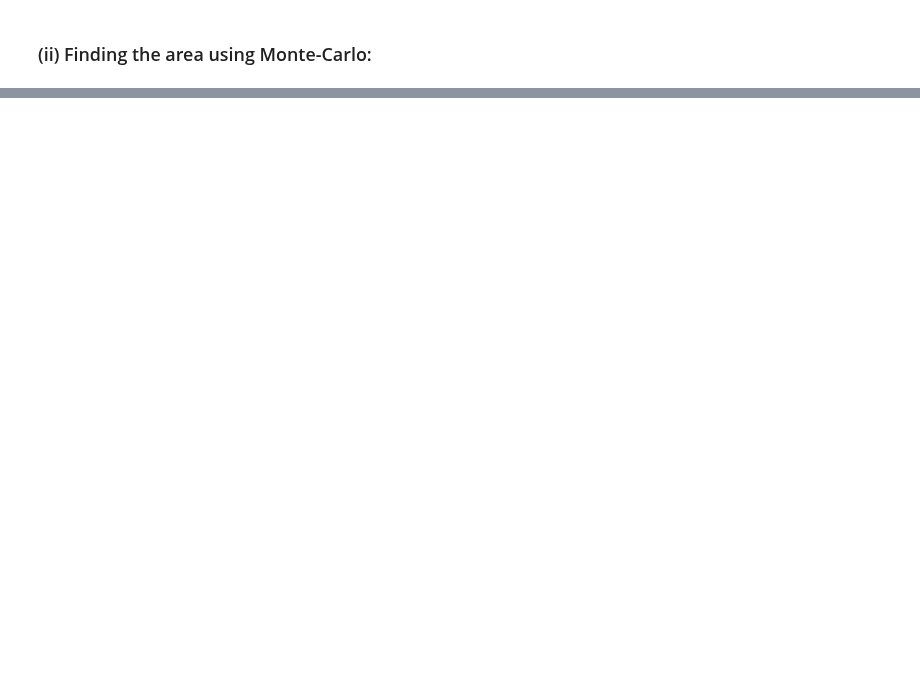
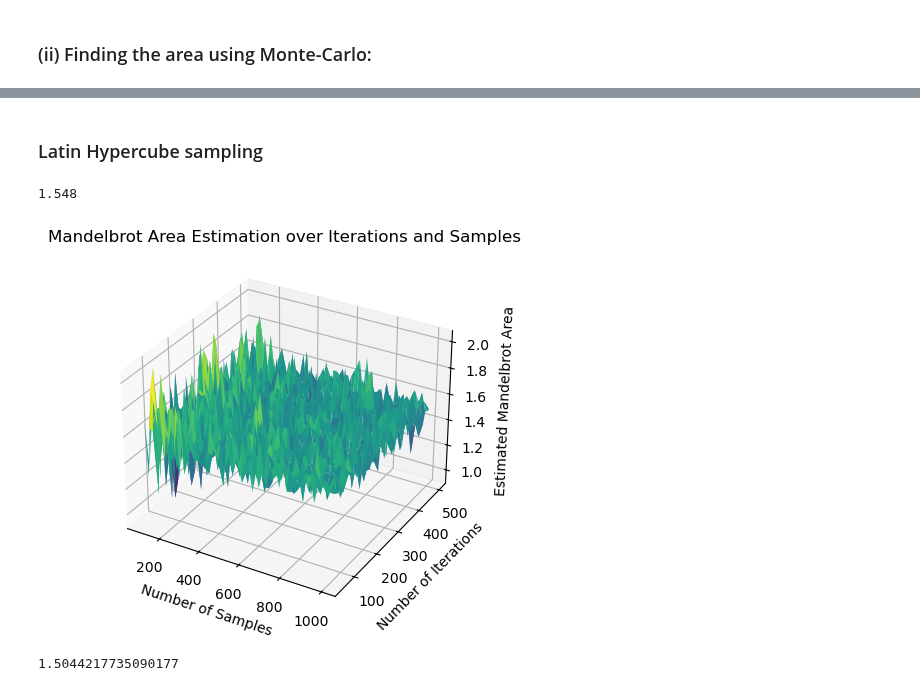
Before and after one commit to LodeVermeulen/stochastic-simulation, a Jupyter notebook: Homework 1/exercise1.ipynb, the cells around one changed output, grey strips where cells are left out. Saved outputs shown, nothing was run; the diff lists cells and outputs as text; code cells hidden in the pictures; blank space fills up the shorter version.

Commit message:
Improvement for Q1 + LHS sampling Q3

```diff
--- a/Homework 1/exercise1.ipynb
+++ b/Homework 1/exercise1.ipynb
@@ -117,0 +151,65 @@ plt.show()
+# %% [markdown]
+### Latin Hypercube sampling
+# %%
+def lhs_sampling(real_min, real_max, imaginary_min, imaginary_max, num_sample):
+
+    real_bounds = np.linspace(real_min, real_max, num_sample + 1)
+    imag_bounds = np.linspace(imaginary_min, imaginary_max, num_sample + 1)
+
+    real_values = np.random.uniform(low=real_bounds[:-1], high=real_bounds[1:])
+    imag_values = np.random.uniform(low=imag_bounds[:-1], high=imag_bounds[1:])
+
+    imag_values = np.random.permutation(imag_values)
+
+    samples = real_values + 1j * imag_values
+
+    return samples.tolist()
+
+# print(lhs_sampling(-1, 1, -1, 1, 10))
+
+def mandelbrot_area_LHS(num_iteration, num_sample, real_min, real_max, imaginary_min, imaginary_max):
+    complex_values = lhs_sampling(real_min, real_max, imaginary_min, imaginary_max, num_sample)
+
+    iterations = np.array([mandelbrot_sequence(c, num_iteration) for c in complex_values])
+    bounded = np.count_nonzero(iterations == num_iteration)
+
+    domain_area = (real_max - real_min) * (imaginary_max - imaginary_min)
+    area = domain_area * bounded / num_sample
+
+    return area
+
+print(mandelbrot_area_LHS(1000, 1000, STANDARD_REAL_MIN, STANDARD_REAL_MAX, STANDARD_COMPLEX_MIN, STANDARD_COMPLEX_MAX))
+# %% [output]
+1.548
+# %%
+num_iterations_LHS = np.linspace(50, 500, num=50, dtype=int).astype(int)
+num_samples_LHS = np.linspace(100, 1000, num=50, dtype=int).astype(int)
+
+results_LHS = np.zeros((len(num_iterations_LHS), len(num_samples_LHS)))
+# tqdm for progress bar
+for it_idx, iteration in enumerate(tqdm.tqdm(num_iterations_LHS, desc="Iterations Progress")):
+    for sample_idx, sample in enumerate(num_samples_LHS):
+        results_LHS[it_idx,sample_idx] = mandelbrot_area_LHS(iteration, sample, STANDARD_REAL_MIN, STANDARD_REAL_MAX, STANDARD_COMPLEX_MIN, STANDARD_COMPLEX_MAX)
+# %%
+# print(results)
+# Plotting the results in 3D
+X_LHS, Y_LHS = np.meshgrid(num_samples_LHS, num_iterations_LHS)
+Z_LHS = results_LHS
+
+fig_LHS = plt.figure()
+ax_LHS = fig_LHS.add_subplot(111, projection='3d')
+ax_LHS.plot_surface(X_LHS, Y_LHS, Z_LHS, cmap='viridis')
+
+# Label axes
+ax_LHS.set_xlabel("Number of Samples")
+ax_LHS.set_ylabel("Number of Iterations")
+ax_LHS.set_zlabel("Estimated Mandelbrot Area")
+
+plt.title("Mandelbrot Area Estimation over Iterations and Samples")
+plt.show()
+# %% [output]
+[figure, added]
+# %%
+print(np.mean(results[-1]))
+# %% [output]
+1.5044217735090177
```
Also changed, not shown: parts of 8 cells of this notebook, 1 other file.
